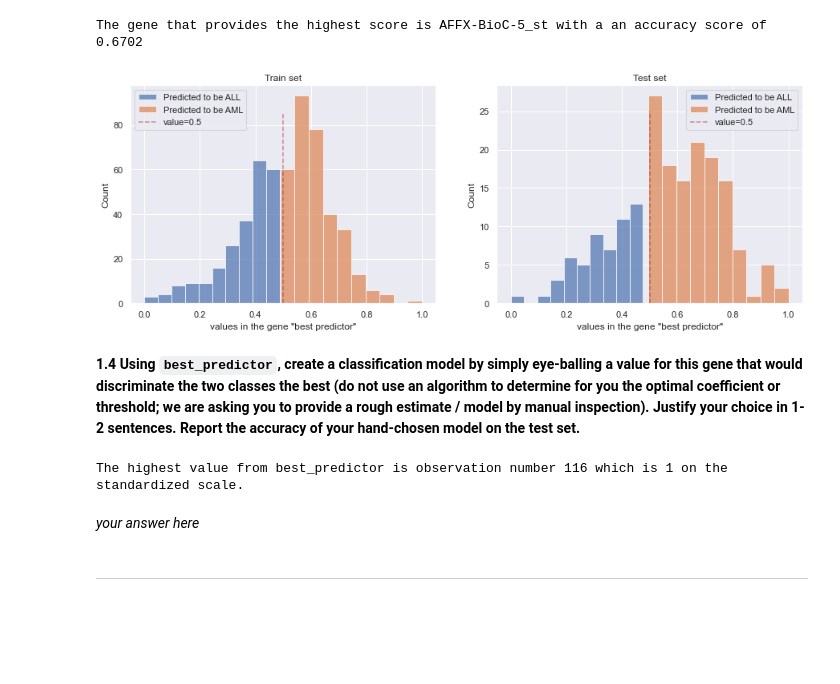
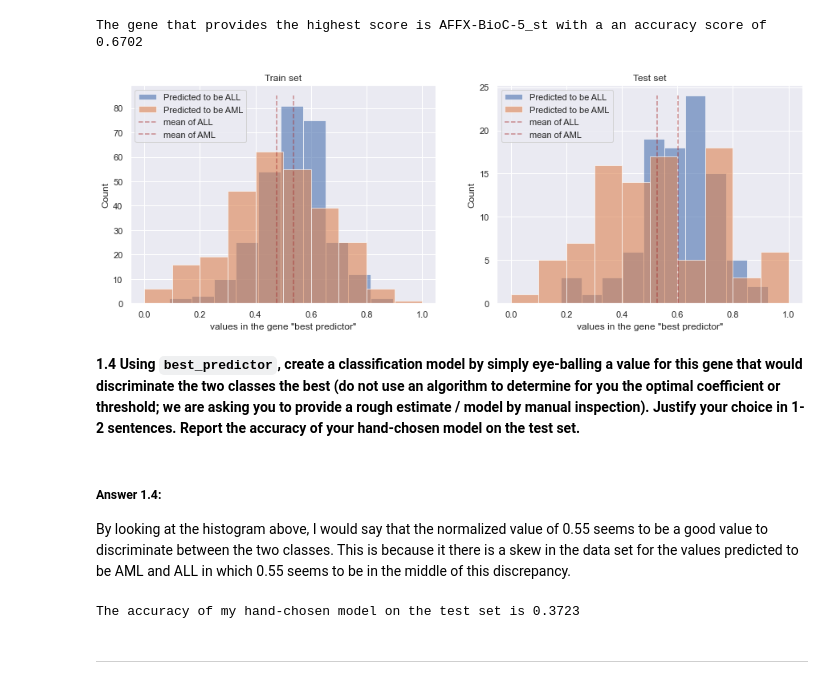
Before and after one commit to kkvalsvik/DataScience_cs109a_Harvard, a Jupyter notebook: cs_s109a_hw4.ipynb, the cells around one changed output. Saved outputs shown, nothing was run; the diff lists cells and outputs as text; code cells hidden in the pictures; blank space fills up the shorter version.

```diff
--- a/cs_s109a_hw4.ipynb
+++ b/cs_s109a_hw4.ipynb
@@ -183,44 +164,50 @@ for indeks, row in enumerate(X_testNorm[best_predictor]):
+# %%
+# Creating new sets for the best_predictor values where y=1 and y=0.
+bestpred_ALL_train =y_train.index[y_train==0]
+bestpred_AML_train =y_train.index[y_train==1]
+bestpred_ALL_test =y_test.index[y_test==0]
+bestpred_AML_test =y_test.index[y_test==1]
+
+ALL_train = X_trainNorm.loc[bestpred_ALL_train,best_predictor]
+AML_train = X_trainNorm.loc[bestpred_AML_train,best_predictor]
+ALL_test = X_testNorm.loc[bestpred_ALL_test,best_predictor]
+AML_test = X_testNorm.loc[bestpred_AML_test,best_predictor]
 # %%
 # plt.hist(X_trainNorm[best_predictor], alpha=0.7, label='Train set')
 fig, ax = plt.subplots(1,2,figsize=(15,5))
 
-ax[0].hist(best_pred_ALL, alpha=0.7, label='Predicted to be ALL', bins=10)
-ax[0].hist(best_pred_AML, alpha=0.7, label='Predicted to be AML', bins=10)
-ax[0].vlines(0.5,ymin=0,ymax=85, linestyle='--',color='brown',alpha=0.5, label='value=0.5')
+ax[0].hist(ALL_train, alpha=0.6, label='Predicted to be ALL', bins=10)
+ax[0].hist(AML_train, alpha=0.6, label='Predicted to be AML', bins=10)
+ax[0].vlines(np.mean(ALL_train),ymin=0,ymax=85, linestyle='--',color='brown',alpha=0.5, label='mean of ALL')
+ax[0].vlines(np.mean(AML_train),ymin=0,ymax=85, linestyle='--',color='brown',alpha=0.5, label='mean of AML')
 ax[0].set_xlabel('values in the gene \"best predictor\"')
 ax[0].set_ylabel('Count')
 ax[0].set_title('Train set')
 ax[0].legend()
 
-ax[1].hist(best_pred_ALL_test, alpha=0.7, label='Predicted to be ALL', bins=10)
-ax[1].hist(best_pred_AML_test, alpha=0.7, label='Predicted to be AML', bins=10)
+ax[1].hist(ALL_test, alpha=0.6, label='Predicted to be ALL', bins=10)
+ax[1].hist(AML_test, alpha=0.6, label='Predicted to be AML', bins=10)
 ax[1].set_xlabel('values in the gene \"best predictor\"')
-ax[1].vlines(0.5,ymin=0,ymax=25, linestyle='--',color='brown',alpha=0.5, label='value=0.5')
+ax[1].vlines(np.mean(ALL_test),ymin=0,ymax=24, linestyle='--',color='brown',alpha=0.5, label='mean of ALL')
+ax[1].vlines(np.mean(AML_test),ymin=0,ymax=24, linestyle='--',color='brown',alpha=0.5, label='mean of AML')
 ax[1].set_ylabel('Count')
 ax[1].set_title('Test set')
 ax[1].legend()
 
 plt.show()
-
-#So they are asking us to clearly distinguish between the two classes of cancer, in which we will..
-# have to make a prediction on a model. In this case I have used the logit1 we fit against..
-# each of the single predictors separately. Not sure if this correct looking at the gap in the plot..
 # %% [output]
-[figure, old version]
+[figure, new version]
 # %% [markdown]
 **1.4 Using `best_predictor`, create a classification model by simply eye-balling a value for this gene that would discriminate the two classes the best (do not use an algorithm to determine for you the optimal coefficient or threshold; we are asking you to provide a rough estimate / model by manual inspection). Justify your choice in 1-2 sentences. Report the accuracy of your hand-chosen model on the test set.**
-# %%
-# fix
-X_testNorm.loc[X_testNorm.index[116],best_predictor]
-np.argmax(X_testNorm[best_predictor])
-
-print('''
-The highest value from best_predictor is observation number 116 which is 1 on the standardized scale.
-''')
-# %% [output]
-The highest value from best_predictor is observation number 116 which is 1 on the standardized scale.
-# %% [markdown]
-*your answer here*
+# %% [markdown]
+##### Answer 1.4:
+By looking at the histogram above, I would say that the normalized value of 0.55 seems to be a good value to discriminate between the two classes. This is because it there is a skew in the data set for the values predicted to be AML and ALL in which 0.55 seems to be in the middle of this discrepancy.
+# %%
+eyeball_estimate = (X_testNorm[best_predictor] > 0.55)*1
+eyeball_score = accuracy_score(y_test, eyeball_estimate)
+print('The accuracy of my hand-chosen model on the test set is {:.4}'.format(eyeball_score))
+# %% [output]
+The accuracy of my hand-chosen model on the test set is 0.3723
 # %% [markdown]
 ---
 # %% [markdown]
```
Also changed, not shown: parts of 34 cells of this notebook.
